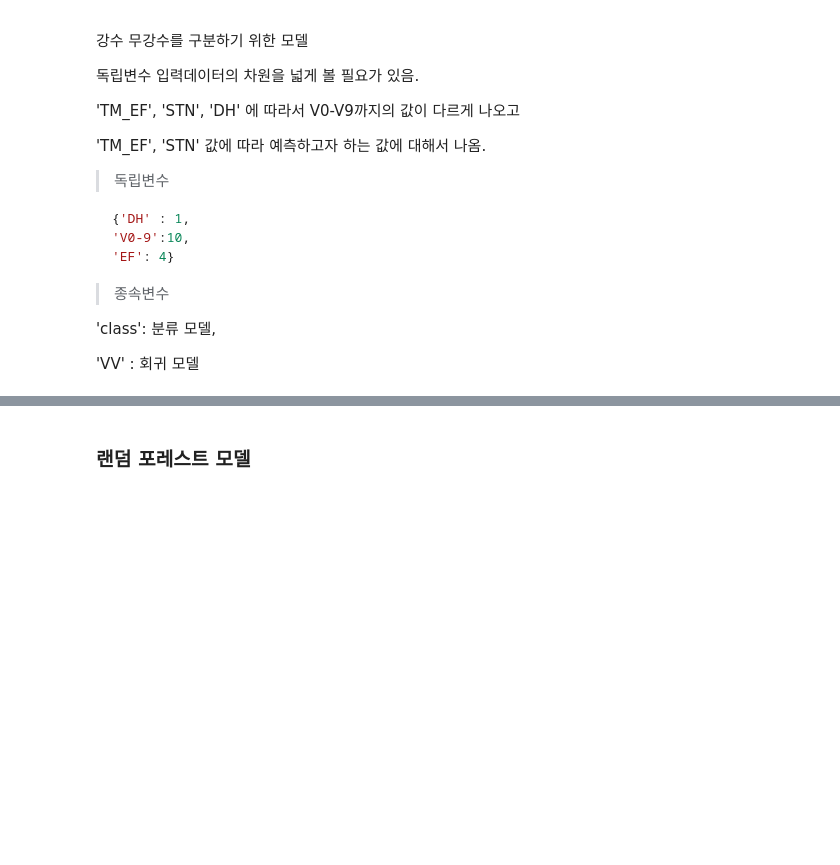
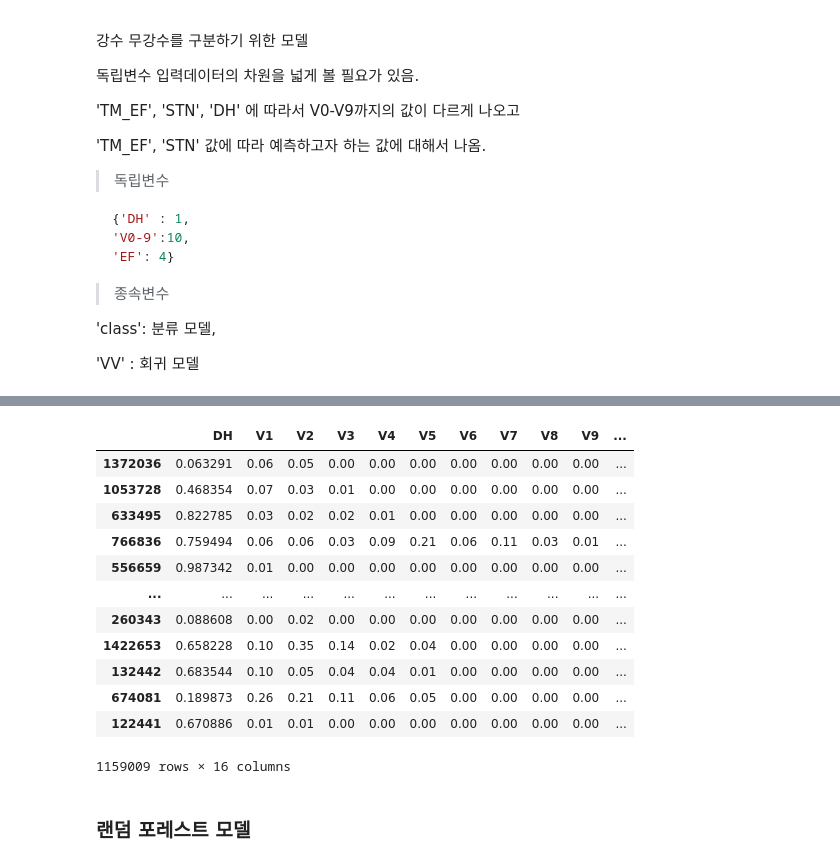
Before and after one commit to Abel3005/TSI, a Jupyter notebook: Model.ipynb, the cells around one changed output, grey strips where cells are left out. Cells and saved outputs as stored; diff of their text form; code cells hidden in the pictures; blank space fills up the shorter version.

```diff
--- a/Model.ipynb
+++ b/Model.ipynb
@@ -235,10 +252,33 @@ df[[f"V{i}" for i in range(1,10)]] = df[[f"V{i}" for i in range(1,10)]] / 100
+# %%
+from pykalman import KalmanFilter
+
+kf = KalmanFilter(initial_state_mean=0, n_dim_obs=1)
+statemeans, _ = kf.filter(df['V0'])
+# %%
+df['V0']= statemeans.flatten()
 # %%
 # 전처리
 yr= df['VV']
 yc =df['class']
 # %%
 from sklearn.model_selection import train_test_split
-x , x_v , y, y_v = train_test_split(df.drop(columns=['rainfall_train.ef_hour','day','VV','class']),(yc==0).astype(int).values,test_size=0.2,shuffle=True,random_state=42)
+x , x_v , y, y_v = train_test_split(df.drop(columns=['V0','VV','class','rainfall_train.ef_year','STN']),(yc==0).astype(int).values,test_size=0.2,shuffle=True,random_state=42)
+# %%
+x
+# %% [output]
+|  | DH | V1 | V2 | V3 | V4 | V5 | V6 | V7 | V8 | V9 | ... |
+| 1372036 | 0.063291 | 0.06 | 0.05 | 0.00 | 0.00 | 0.00 | 0.00 | 0.00 | 0.00 | 0.00 | ... |
+| 1053728 | 0.468354 | 0.07 | 0.03 | 0.01 | 0.00 | 0.00 | 0.00 | 0.00 | 0.00 | 0.00 | ... |
+| 633495 | 0.822785 | 0.03 | 0.02 | 0.02 | 0.01 | 0.00 | 0.00 | 0.00 | 0.00 | 0.00 | ... |
+| 766836 | 0.759494 | 0.06 | 0.06 | 0.03 | 0.09 | 0.21 | 0.06 | 0.11 | 0.03 | 0.01 | ... |
+| 556659 | 0.987342 | 0.01 | 0.00 | 0.00 | 0.00 | 0.00 | 0.00 | 0.00 | 0.00 | 0.00 | ... |
+| ... | ... | ... | ... | ... | ... | ... | ... | ... | ... | ... | ... |
+| 260343 | 0.088608 | 0.00 | 0.02 | 0.00 | 0.00 | 0.00 | 0.00 | 0.00 | 0.00 | 0.00 | ... |
+| 1422653 | 0.658228 | 0.10 | 0.35 | 0.14 | 0.02 | 0.04 | 0.00 | 0.00 | 0.00 | 0.00 | ... |
+| 132442 | 0.683544 | 0.10 | 0.05 | 0.04 | 0.04 | 0.01 | 0.00 | 0.00 | 0.00 | 0.00 | ... |
+| 674081 | 0.189873 | 0.26 | 0.21 | 0.11 | 0.06 | 0.05 | 0.00 | 0.00 | 0.00 | 0.00 | ... |
+| 122441 | 0.670886 | 0.01 | 0.01 | 0.00 | 0.00 | 0.00 | 0.00 | 0.00 | 0.00 | 0.00 | ... |
+1159009 rows × 16 columns
 # %% [markdown]
 ### 랜덤 포레스트 모델
 # %%
```
Also changed, not shown: parts of 15 cells of this notebook.
